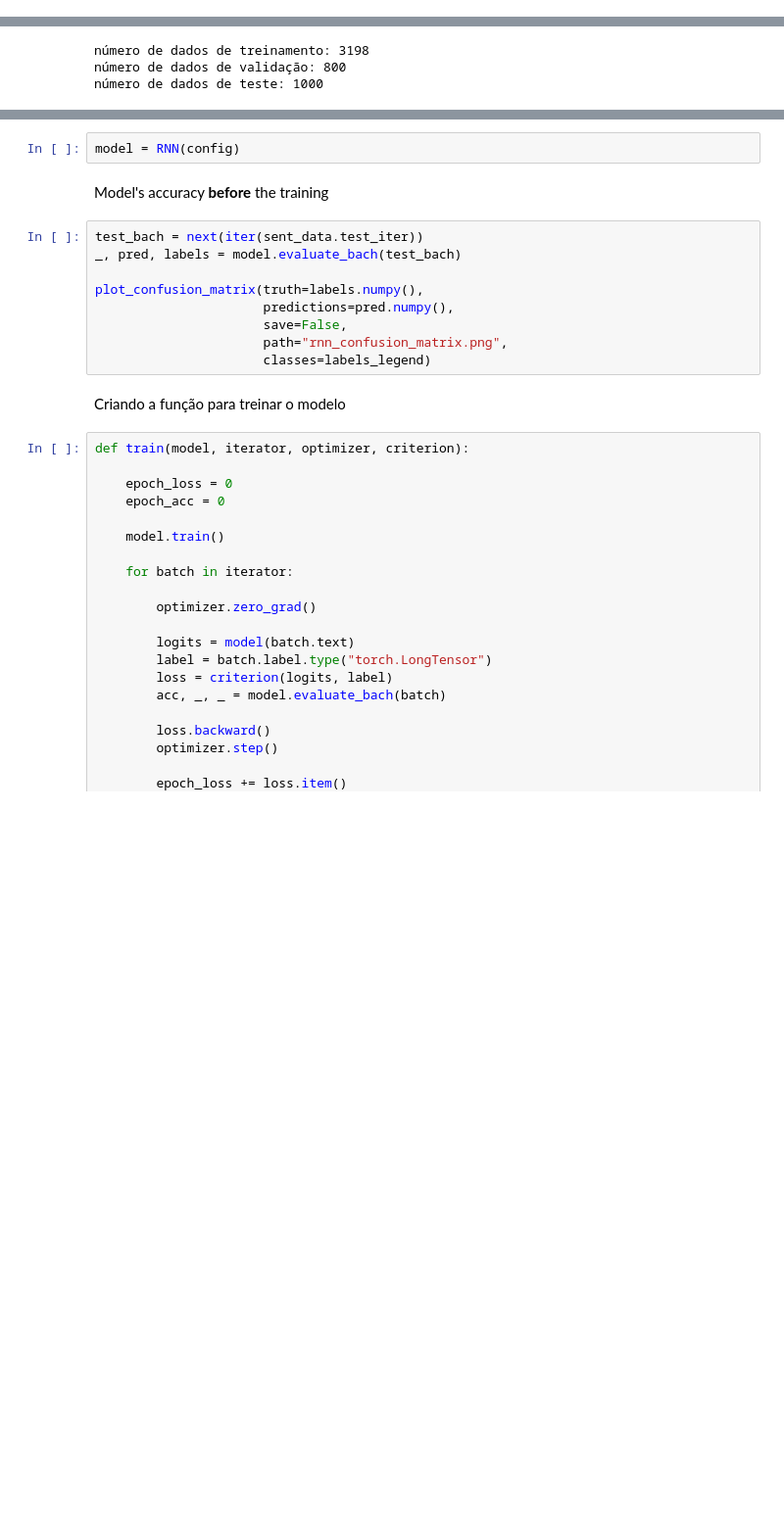
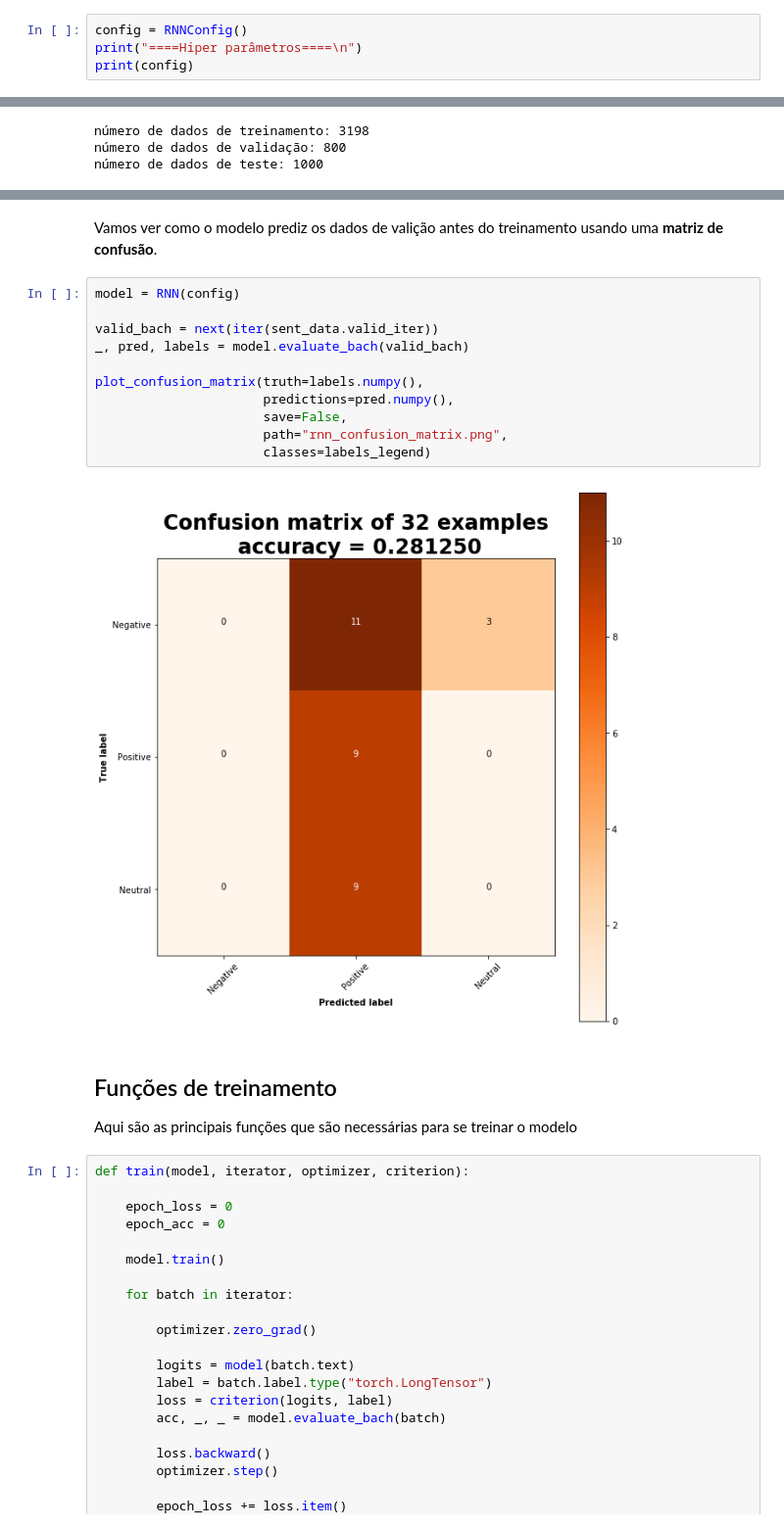
Before and after one commit to felipessalvatore/PROPOR2018, a Jupyter notebook: notebooks/sentiment_analysis.ipynb, the cells around one changed output, grey strips where cells are left out. Shown: that part at 98% size. Cells and saved outputs as stored; diff of their text form; blank space fills up the shorter version.

Commit message:
final version before docstring

```diff
--- a/notebooks/sentiment_analysis.ipynb
+++ b/notebooks/sentiment_analysis.ipynb
@@ -159,0 +206,4 @@ test_data.to_csv('data/sentiment_test_clean.csv', header=False, index=False)
+# %%
+config = RNNConfig()
+print("====Hiper parâmetros====\n")
+print(config)
@@ -365,21 +470,25 @@ class RNN(nn.Module):
         correct = torch.sum(torch.eq(prediction, labels)).float()
         accuracy = float(correct/labels.shape[0])
         return accuracy, prediction, labels
-# %%
-model = RNN(config)
-# %% [markdown]
-Model's accuracy **before** the training
+# %% [markdown]
+Vamos ver como o modelo prediz os dados de valição antes do treinamento usando uma **matriz de confusão**.
 # %%
-test_bach = next(iter(sent_data.test_iter))
-_, pred, labels = model.evaluate_bach(test_bach)
+model = RNN(config)
+
+valid_bach = next(iter(sent_data.valid_iter))
+_, pred, labels = model.evaluate_bach(valid_bach)
 
 plot_confusion_matrix(truth=labels.numpy(),
                       predictions=pred.numpy(),
                       save=False,
                       path="rnn_confusion_matrix.png",
                       classes=labels_legend)
+# %% [output]
+[figure, added]
-# %% [markdown]
-Criando a função para treinar o modelo
+# %% [markdown]
+## Funções de treinamento
+
+Aqui são as principais funções que são necessárias para se treinar o modelo
 # %%
 def train(model, iterator, optimizer, criterion):
 
```
Also changed, not shown: parts of 48 cells of this notebook.
